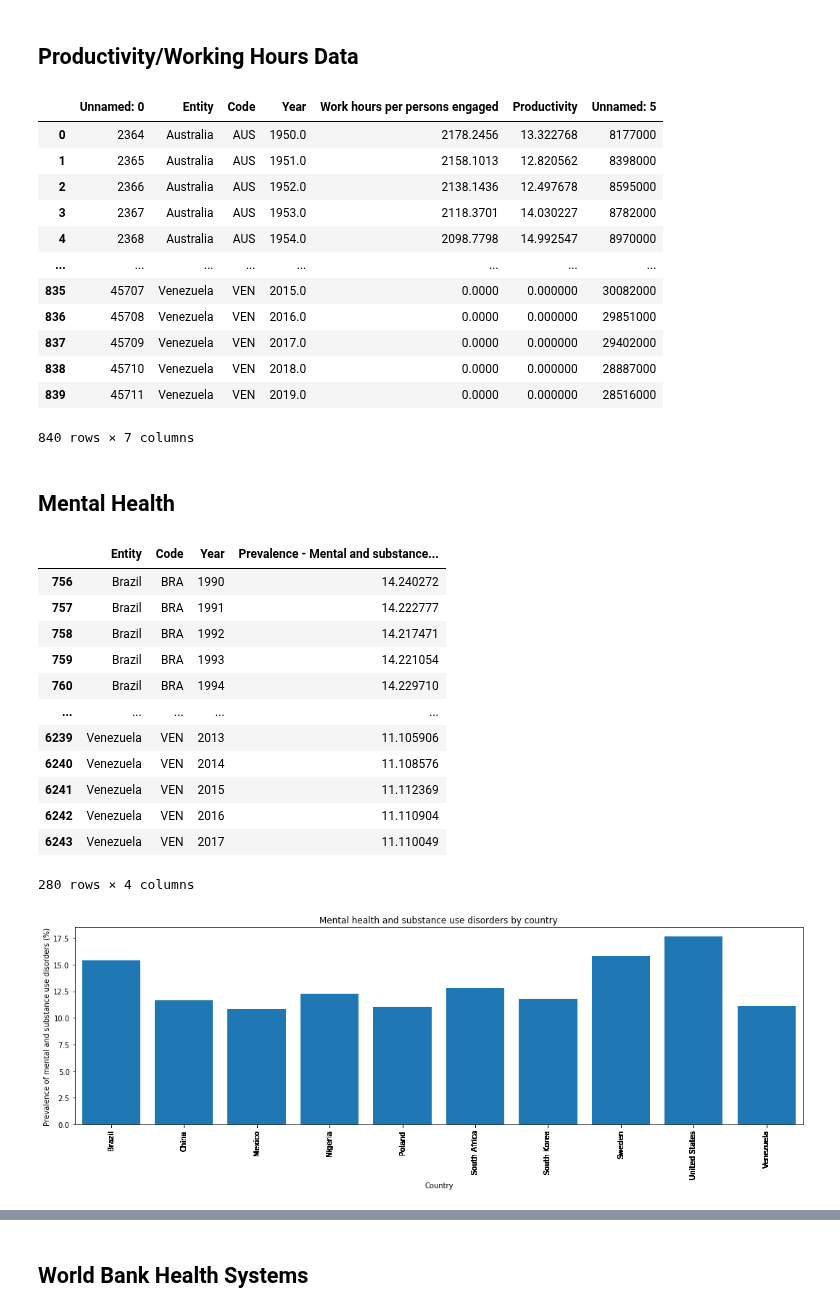
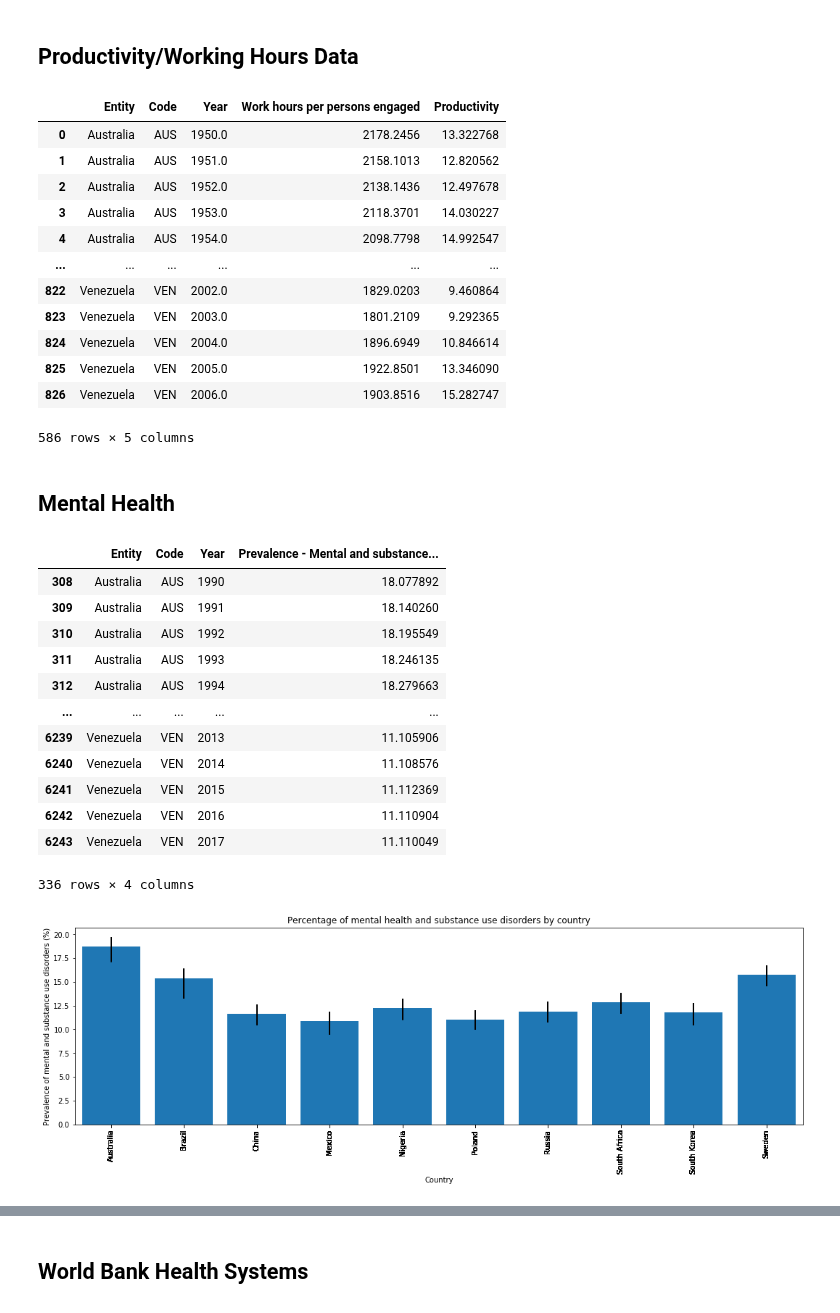
Before and after one commit to JeremyBrent/RUDS_project_1, a Jupyter notebook: Data_analysis.ipynb, the cells around one changed output, grey strips where cells are left out. Saved outputs shown, nothing was run; the diff lists cells and outputs as text; code cells hidden in the pictures.

```diff
--- a/Data_analysis.ipynb
+++ b/Data_analysis.ipynb
@@ -8,5 +8,5 @@ from scipy.stats import stats
 ## Countries List
 # %%
 # Countries we will analyze
-# We are 'randomly' picking two countries from each continent excluding Australia and Antartica.
-countries_list = ["United States","Mexico","Venezuela","Brazil","South Africa","Nigeria","Poland","Sweden","China","South Korea"]
+# We are 'randomly' picking two countries from each continent excluding Antartica.
+countries_list = ["United States","Mexico","Venezuela","Brazil","South Africa","Nigeria","Poland","Sweden","China","South Korea","Russia", "Australia" ]
@@ -17,65 +88,75 @@ countries_list = ["United States","Mexico","Venezuela","Brazil","South Africa","
 filepath = os.path.join("Output","productivity.csv")
 productivity_df = pd.read_csv(filepath)
 
-# Refining our analysis to the countries listed above.
-productivity_df = productivity_df[productivity_df.Entity.isin(countries_list)]
-
 # These seem like irrelevant columns. I am deleting them.
 del productivity_df["Unnamed: 0"]
 del productivity_df["Unnamed: 5"]
 
-# Removing 0 values. There exists 254 0 values in productivity and Work Hours per persons engaged columns.
+# Refining our analysis to the countries listed above.
+productivity_df = productivity_df[productivity_df.Entity.isin(countries_list)]
+
+# # Removing 0 values. There exists 254 0 values in productivity and Work Hours per persons engaged columns.
 productivity_df = productivity_df.loc[(productivity_df[["Work hours per persons engaged","Productivity"]]!=0.00).any(axis=1)]
 productivity_df
 # %% [output]
-|  | Unnamed: 0 | Entity | Code | Year | Work hours per persons engaged | Productivity | Unnamed: 5 |
-| 0 | 2364 | Australia | AUS | 1950.0 | 2178.2456 | 13.322768 | 8177000 |
-| 1 | 2365 | Australia | AUS | 1951.0 | 2158.1013 | 12.820562 | 8398000 |
-| 2 | 2366 | Australia | AUS | 1952.0 | 2138.1436 | 12.497678 | 8595000 |
-| 3 | 2367 | Australia | AUS | 1953.0 | 2118.3701 | 14.030227 | 8782000 |
-| 4 | 2368 | Australia | AUS | 1954.0 | 2098.7798 | 14.992547 | 8970000 |
-| ... | ... | ... | ... | ... | ... | ... | ... |
-| 835 | 45707 | Venezuela | VEN | 2015.0 | 0.0000 | 0.000000 | 30082000 |
-| 836 | 45708 | Venezuela | VEN | 2016.0 | 0.0000 | 0.000000 | 29851000 |
-| 837 | 45709 | Venezuela | VEN | 2017.0 | 0.0000 | 0.000000 | 29402000 |
-| 838 | 45710 | Venezuela | VEN | 2018.0 | 0.0000 | 0.000000 | 28887000 |
-| 839 | 45711 | Venezuela | VEN | 2019.0 | 0.0000 | 0.000000 | 28516000 |
+|  | Entity | Code | Year | Work hours per persons engaged | Productivity |
+| 0 | Australia | AUS | 1950.0 | 2178.2456 | 13.322768 |
+| 1 | Australia | AUS | 1951.0 | 2158.1013 | 12.820562 |
+| 2 | Australia | AUS | 1952.0 | 2138.1436 | 12.497678 |
+| 3 | Australia | AUS | 1953.0 | 2118.3701 | 14.030227 |
+| 4 | Australia | AUS | 1954.0 | 2098.7798 | 14.992547 |
+| ... | ... | ... | ... | ... | ... |
+| 822 | Venezuela | VEN | 2002.0 | 1829.0203 | 9.460864 |
+| 823 | Venezuela | VEN | 2003.0 | 1801.2109 | 9.292365 |
+| 824 | Venezuela | VEN | 2004.0 | 1896.6949 | 10.846614 |
+| 825 | Venezuela | VEN | 2005.0 | 1922.8501 | 13.346090 |
+| 826 | Venezuela | VEN | 2006.0 | 1903.8516 | 15.282747 |
-840 rows × 7 columns
+586 rows × 5 columns
 # %% [markdown]
 ## Mental Health
 # %%
 #Creating Mental Health DF
 filepath = os.path.join("Data","Mental_health","share_with_mental_and_substance_disorders.csv")
 mental_health_df = pd.read_csv(filepath)
-mental_health_df = mental_health_df.dropna(how='any')
+
+# Refining our analysis to the countries listed above.
 mental_health_df = mental_health_df[mental_health_df.Entity.isin(countries_list)]
+
+# Saving clean mental health DF to a csv file
+mental_health_df.to_csv("Data/Mental_health/clean_mental_health.csv")
+
+#Displaying DF
 mental_health_df
 # %% [output]
 |  | Entity | Code | Year | Prevalence - Mental and substance... |
-| 756 | Brazil | BRA | 1990 | 14.240272 |
-| 757 | Brazil | BRA | 1991 | 14.222777 |
-| 758 | Brazil | BRA | 1992 | 14.217471 |
-| 759 | Brazil | BRA | 1993 | 14.221054 |
-| 760 | Brazil | BRA | 1994 | 14.229710 |
+| 308 | Australia | AUS | 1990 | 18.077892 |
+| 309 | Australia | AUS | 1991 | 18.140260 |
+| 310 | Australia | AUS | 1992 | 18.195549 |
+| 311 | Australia | AUS | 1993 | 18.246135 |
+| 312 | Australia | AUS | 1994 | 18.279663 |
 | ... | ... | ... | ... | ... |
 | 6239 | Venezuela | VEN | 2013 | 11.105906 |
 | 6240 | Venezuela | VEN | 2014 | 11.108576 |
 | 6241 | Venezuela | VEN | 2015 | 11.112369 |
 | 6242 | Venezuela | VEN | 2016 | 11.110904 |
 | 6243 | Venezuela | VEN | 2017 | 11.110049 |
-280 rows × 4 columns
+336 rows × 4 columns
 # %%
-x_values = mental_health_df["Entity"]
+# Assigning our chart axes
+x_values = mental_health_df.Entity
 y_values = mental_health_df["Prevalence - Mental and substance use disorders - Sex: Both - Age: Age-standardized (Percent) (%)"]
+
+
+# Displaying bar chart of % of mental health and substance use disorders by country
 xlocation = [value for value in x_values]
-
 f, ax = plt.subplots(figsize=(18,5))
-plt.bar(x_values,y_values)
+# adding a y-error interval of +/- 1 to empahsis
+plt.bar(x_values,y_values,yerr=1)
 plt.xticks(xlocation,x_values,rotation=90)
 plt.xlabel("Country")
 plt.ylabel("Prevalence of mental and substance use disorders (%)")
-plt.title("Mental health and substance use disorders by country")
+plt.title("Percentage of mental health and substance use disorders by country")
 plt.xlim(-.5,9.5)
 plt.show()
 # %% [output]
-[figure, old version]
+[figure, new version]
```
Also changed, not shown: parts of 19 cells of this notebook.
